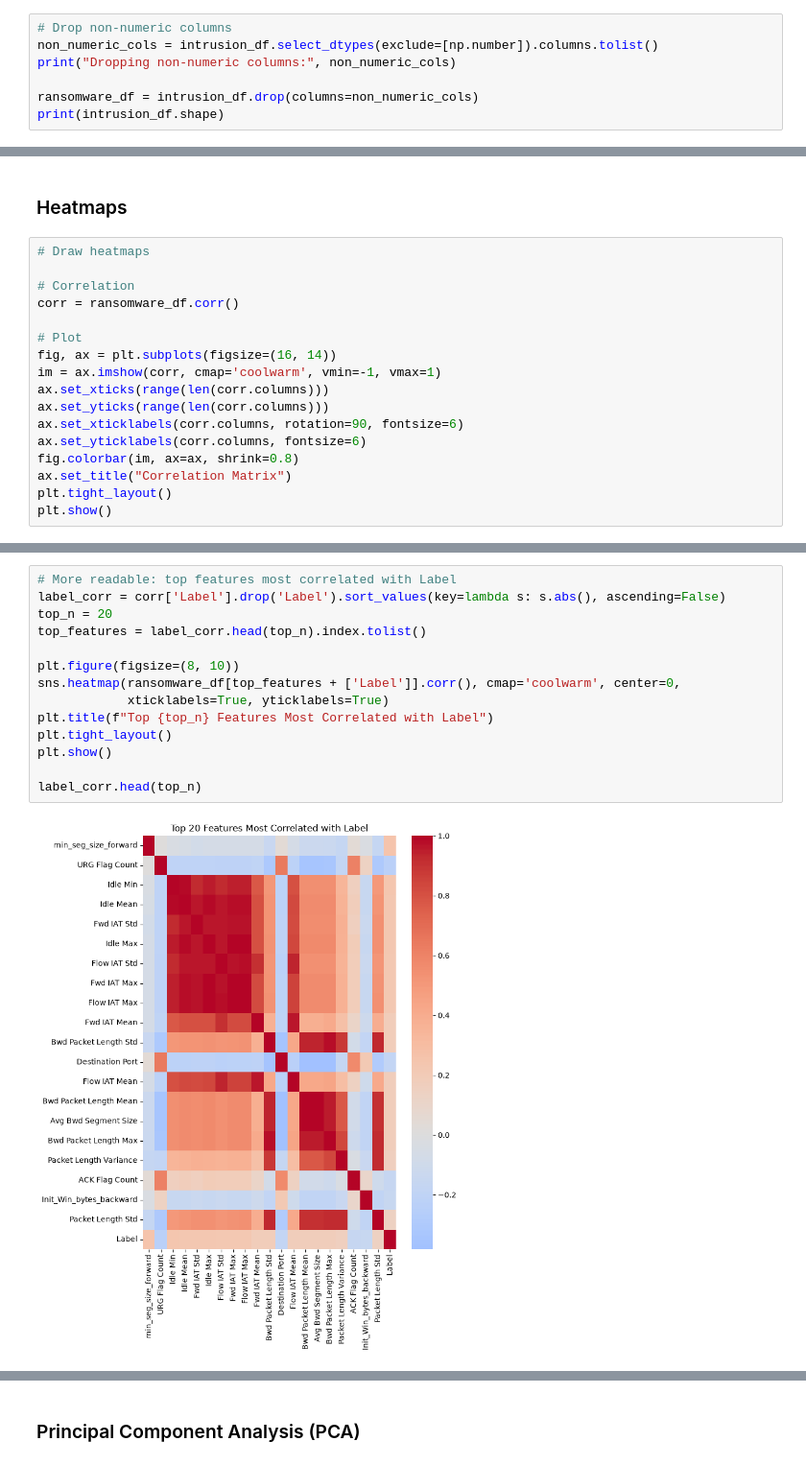
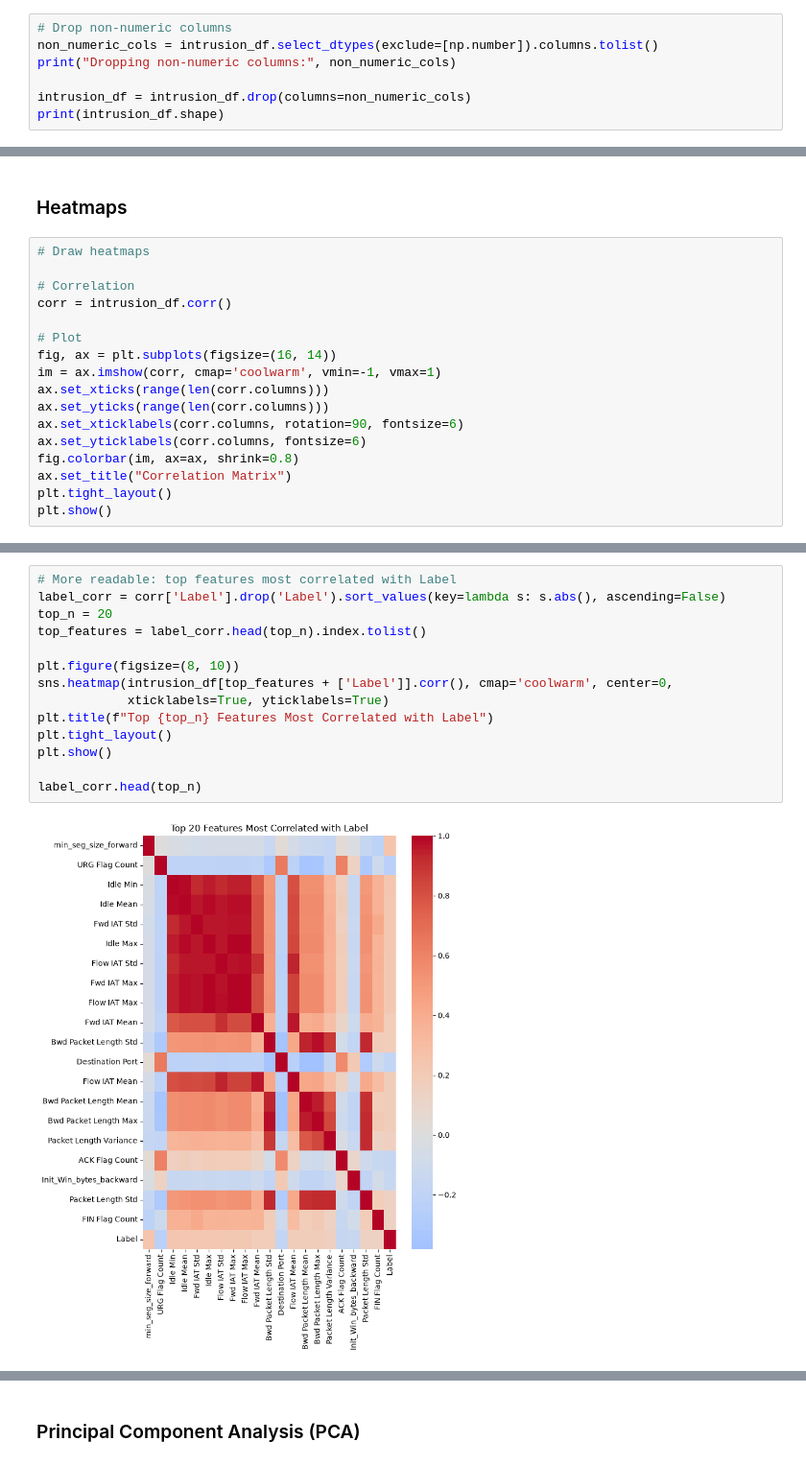
Before and after one commit to stefaniekenyon/bu-dx699-homework-09, a Jupyter notebook: OMDS-ModB2-Week9-Kenyon-Stefanie.ipynb, the cells around one changed output, grey strips where cells are left out. Shown at 96% size. Drawn from its saved outputs; the diff is of its cells as text.

```diff
--- a/OMDS-ModB2-Week9-Kenyon-Stefanie.ipynb
+++ b/OMDS-ModB2-Week9-Kenyon-Stefanie.ipynb
@@ -663,7 +663,7 @@ Dropped 1218489 rows containing negative values -> 1302309 rows remaining
 non_numeric_cols = intrusion_df.select_dtypes(exclude=[np.number]).columns.tolist()
 print("Dropping non-numeric columns:", non_numeric_cols)
 
-ransomware_df = intrusion_df.drop(columns=non_numeric_cols)
+intrusion_df = intrusion_df.drop(columns=non_numeric_cols)
 print(intrusion_df.shape)
 # %% [output]
 Dropping non-numeric columns: []
@@ -739,7 +739,7 @@ Saved intrusion_newtork_traffic_clean.csv
 # Draw heatmaps
 
 # Correlation
-corr = ransomware_df.corr()
+corr = intrusion_df.corr()
 
 # Plot
 fig, ax = plt.subplots(figsize=(16, 14))
@@ -757,19 +757,19 @@ plt.show()
 # %%
 # More readable: top features most correlated with Label
 label_corr = corr['Label'].drop('Label').sort_values(key=lambda s: s.abs(), ascending=False)
 top_n = 20
 top_features = label_corr.head(top_n).index.tolist()
 
 plt.figure(figsize=(8, 10))
-sns.heatmap(ransomware_df[top_features + ['Label']].corr(), cmap='coolwarm', center=0,
+sns.heatmap(intrusion_df[top_features + ['Label']].corr(), cmap='coolwarm', center=0,
             xticklabels=True, yticklabels=True)
 plt.title(f"Top {top_n} Features Most Correlated with Label")
 plt.tight_layout()
 plt.show()
 
 label_corr.head(top_n)
 # %% [output]
-[figure, old version]
+[figure, new version]
 min_seg_size_forward       0.252715
 URG Flag Count            -0.240664
 Idle Min                   0.234699
```
Also changed, not shown: parts of 5 cells of this notebook.
